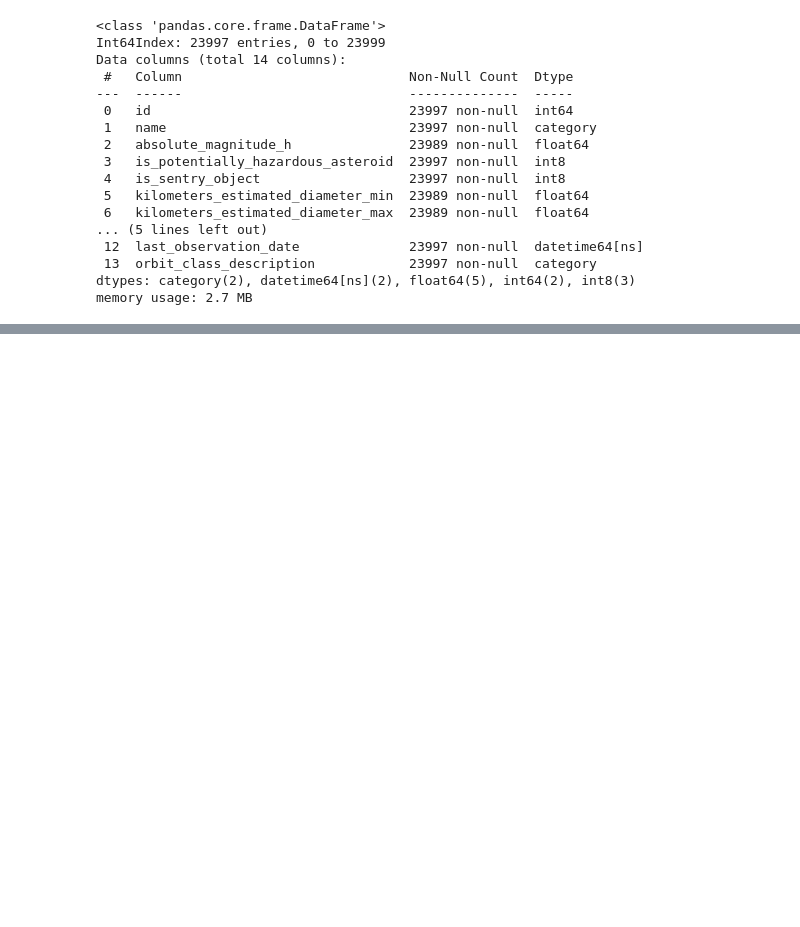
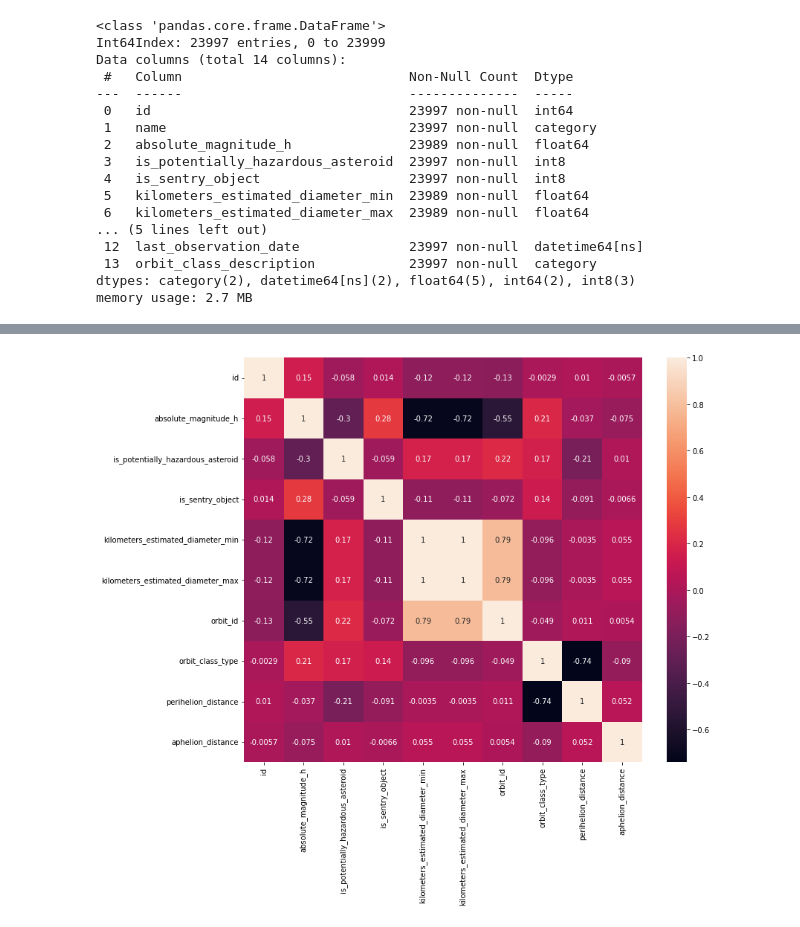
Before and after one commit to lusilve44/Proyecto-Cicada, a Jupyter notebook: src/explore.ipynb, the cells around one changed output, grey strips where cells are left out. Saved outputs shown, nothing was run; the diff lists cells and outputs as text; code cells hidden in the pictures; blank space fills up the shorter version.

```diff
--- a/src/explore.ipynb
+++ b/src/explore.ipynb
@@ -349,0 +405,14 @@ X_train['Age'] = imputer_mean.transform(X_train[['Age']])
+# %%
+# Sustituyendo los valores faltantes de las columnas 'absolute_magnitude_h', 'kilometers_estimated_diameter_min'
+# y 'kilometers_estimated_diameter_max' por sus respectivas medianas
+# Esto porque las columnas 'kilometers_estimated_diameter_min' y 'kilometers_estimated_diameter_max' presentan distribuciones
+# con sesgo positivo importante.
+
+imputer_median1 = SimpleImputer(strategy='median', missing_values=np.nan)
+df_raw['absolute_magnitude_h'] = imputer_median1.fit_transform(df_raw[['absolute_magnitude_h']])
+
+imputer_median2 = SimpleImputer(strategy='median', missing_values=np.nan)
+df_raw['kilometers_estimated_diameter_min'] = imputer_median2.fit_transform(df_raw[['kilometers_estimated_diameter_min']])
+
+imputer_median3 = SimpleImputer(strategy='median', missing_values=np.nan)
+df_raw['kilometers_estimated_diameter_max'] = imputer_median3.fit_transform(df_raw[['kilometers_estimated_diameter_max']])
@@ -349,0 +448,6 @@ X_train['Age'] = imputer_mean.transform(X_train[['Age']])
+# %%
+fig, ax = plt.subplots(figsize = (12,10))
+sns.heatmap(df_raw.corr(), annot = True, ax=ax)
+plt.show()
+# %% [output]
+[figure, added]
```
Also changed, not shown: parts of 35 cells of this notebook.
